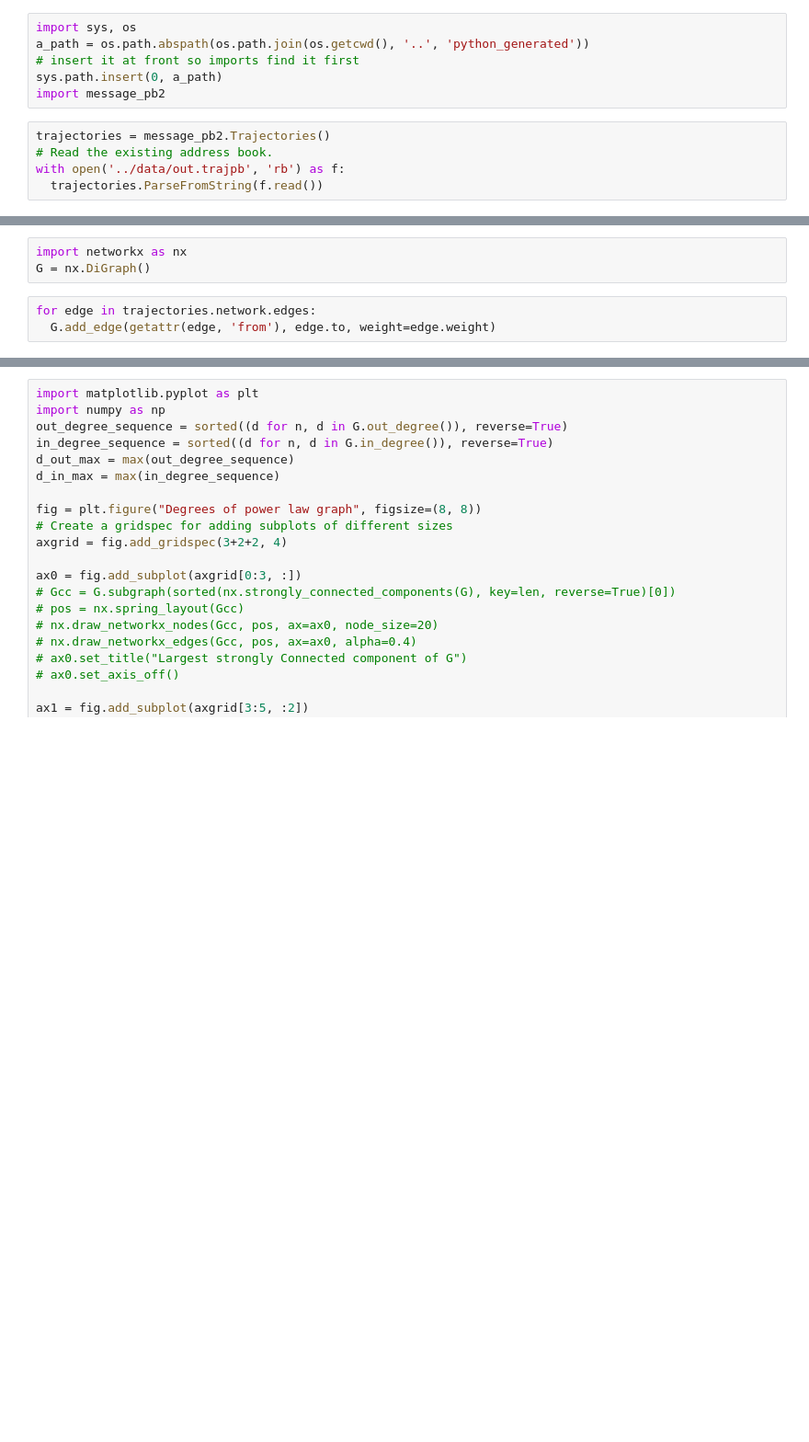
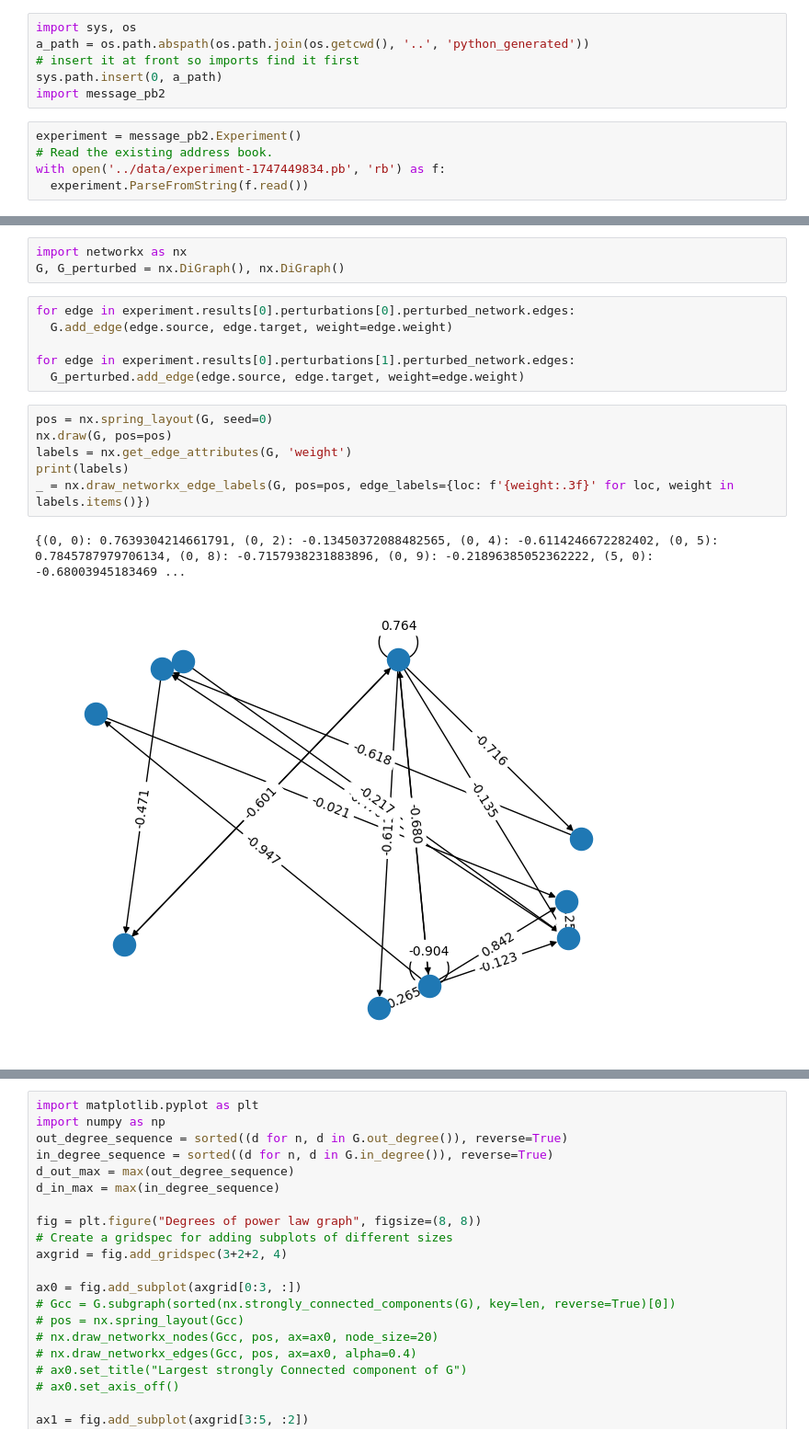
Before and after one commit to davidb2/boolean-threshold-network, a Jupyter notebook: notebooks/protobuf-check.ipynb, the cells around one changed output, grey strips where cells are left out. Shown at 92% size. Saved outputs shown, nothing was run; the diff lists cells and outputs as text; blank space fills up the shorter version.

Commit message:
finish drug experiments

```diff
--- a/notebooks/protobuf-check.ipynb
+++ b/notebooks/protobuf-check.ipynb
@@ -5,8 +5,8 @@ a_path = os.path.abspath(os.path.join(os.getcwd(), '..', 'python_generated'))
 sys.path.insert(0, a_path)
 import message_pb2
 # %%
-trajectories = message_pb2.Trajectories()
+experiment = message_pb2.Experiment()
 # Read the existing address book.
-with open('../data/out.trajpb', 'rb') as f:
-  trajectories.ParseFromString(f.read())
+with open('../data/experiment-1747449834.pb', 'rb') as f:
+  experiment.ParseFromString(f.read())
 # %%
@@ -23,6 +52,18 @@ gamma: 2.4
 # %%
 import networkx as nx
-G = nx.DiGraph()
+G, G_perturbed = nx.DiGraph(), nx.DiGraph()
 # %%
-for edge in trajectories.network.edges:
-  G.add_edge(getattr(edge, 'from'), edge.to, weight=edge.weight)
+for edge in experiment.results[0].perturbations[0].perturbed_network.edges:
+  G.add_edge(edge.source, edge.target, weight=edge.weight)
+
+for edge in experiment.results[0].perturbations[1].perturbed_network.edges:
+  G_perturbed.add_edge(edge.source, edge.target, weight=edge.weight)
+# %%
+pos = nx.spring_layout(G, seed=0)
+nx.draw(G, pos=pos)
+labels = nx.get_edge_attributes(G, 'weight')
+print(labels)
+_ = nx.draw_networkx_edge_labels(G, pos=pos, edge_labels={loc: f'{weight:.3f}' for loc, weight in labels.items()})
+# %% [output]
+{(0, 0): 0.7639304214661791, (0, 2): -0.13450372088482565, (0, 4): -0.6114246672282402, (0, 5): 0.7845787979706134, (0, 8): -0.7157938231883896, (0, 9): -0.21896385052362222, (5, 0): -0.68003945183469 ...
+[figure, added]
```
Also changed, not shown: parts of 3 cells of this notebook, 13 other files.
